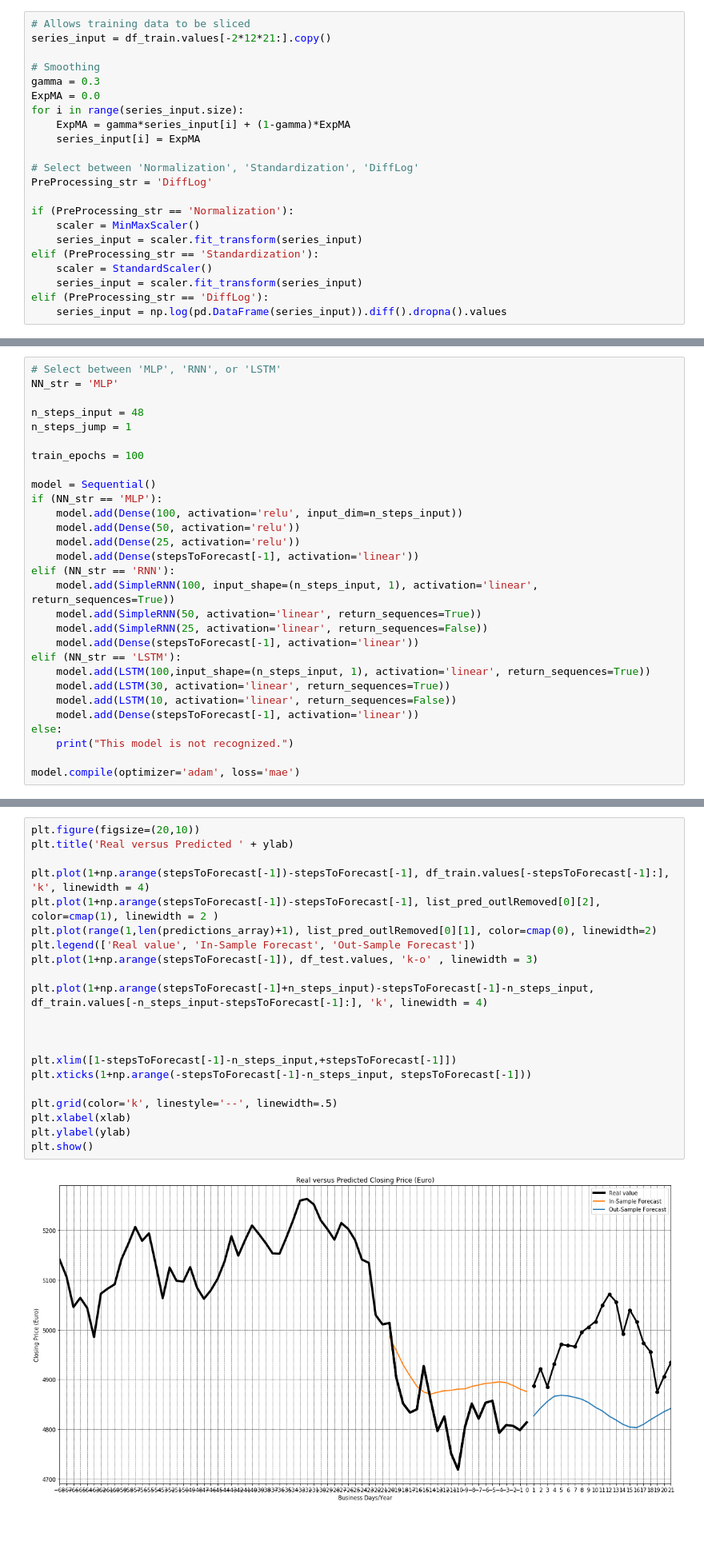
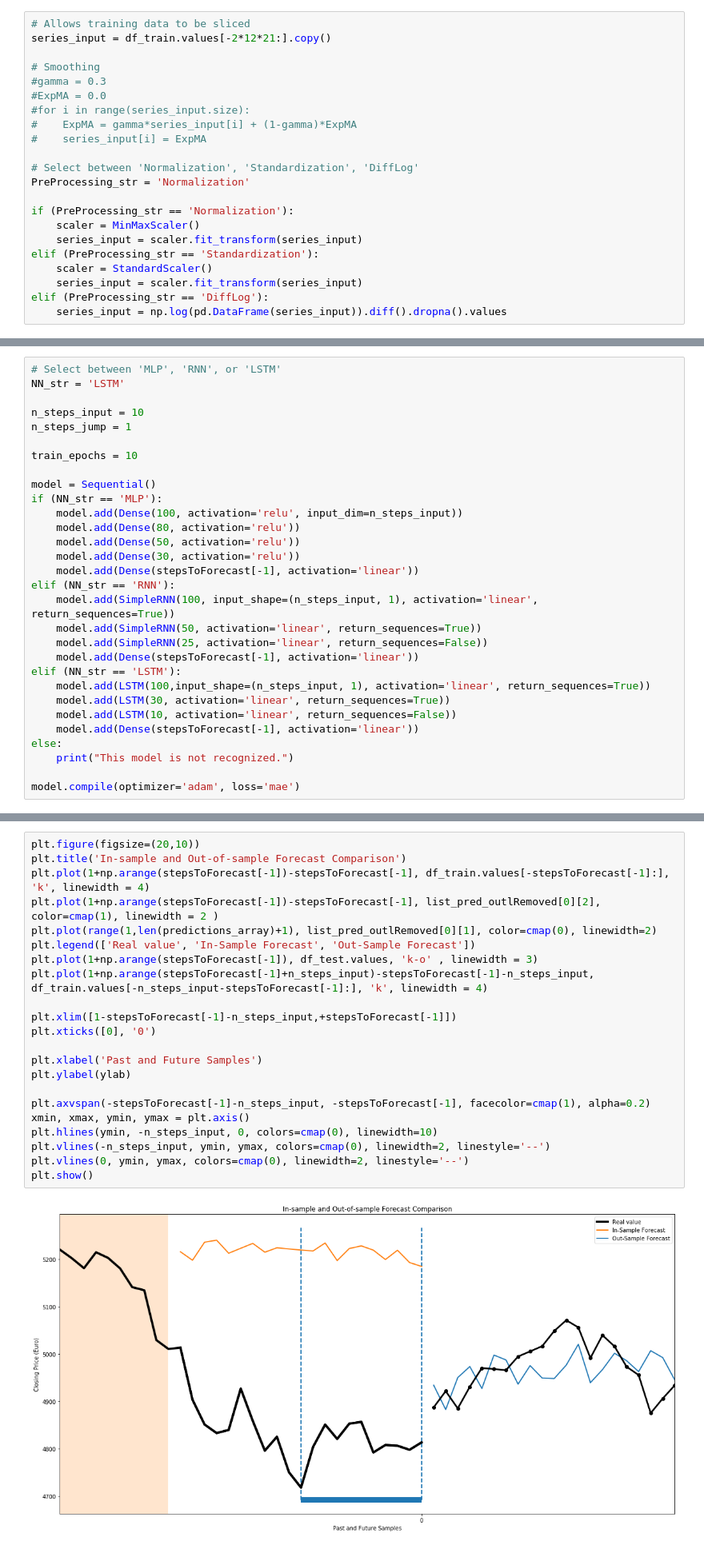
Before and after one commit to DidierRLopes/UnivariateTimeSeriesForecast, a Jupyter notebook: DNN_usualApproach.ipynb, the cells around one changed output, grey strips where cells are left out. Shown at 80% size. Saved outputs shown, nothing was run; the diff lists cells and outputs as text; blank space fills up the shorter version.

```diff
--- a/DNN_usualApproach.ipynb
+++ b/DNN_usualApproach.ipynb
@@ -122,14 +122,14 @@ def revertLogDiff(initialValue, diffLogSeries):
 series_input = df_train.values[-2*12*21:].copy()
 
 # Smoothing
-gamma = 0.3
-ExpMA = 0.0
-for i in range(series_input.size):
-    ExpMA = gamma*series_input[i] + (1-gamma)*ExpMA
-    series_input[i] = ExpMA
+#gamma = 0.3
+#ExpMA = 0.0
+#for i in range(series_input.size):
+#    ExpMA = gamma*series_input[i] + (1-gamma)*ExpMA
+#    series_input[i] = ExpMA
 
 # Select between 'Normalization', 'Standardization', 'DiffLog'
-PreProcessing_str = 'DiffLog'
+PreProcessing_str = 'Normalization'
 
 if (PreProcessing_str == 'Normalization'):
     scaler = MinMaxScaler()
@@ -161,18 +161,19 @@ elif (PreProcessing_str == 'DiffLog'):
     Note: n_steps_forecast is chosen a-priori.
 # %%
 # Select between 'MLP', 'RNN', or 'LSTM'
-NN_str = 'MLP'
+NN_str = 'LSTM'
 
-n_steps_input = 48
+n_steps_input = 10
 n_steps_jump = 1
 
-train_epochs = 100
+train_epochs = 10
 
 model = Sequential()
 if (NN_str == 'MLP'):
     model.add(Dense(100, activation='relu', input_dim=n_steps_input))
+    model.add(Dense(80, activation='relu'))
     model.add(Dense(50, activation='relu'))
-    model.add(Dense(25, activation='relu'))
+    model.add(Dense(30, activation='relu'))
     model.add(Dense(stepsToForecast[-1], activation='linear'))
 elif (NN_str == 'RNN'):
     model.add(SimpleRNN(100, input_shape=(n_steps_input, 1), activation='linear', return_sequences=True))
@@ -456,26 +457,27 @@ Prediction for 21 Business Days/Year: MAE = 135.25 (2.71%)
     This will show the plot of an in-sample vs an out-sample prediction, to understand how the NN is capable   to adapt to the seen data vs to generalize, respectively
 # %%
 plt.figure(figsize=(20,10))
-plt.title('Real versus Predicted ' + ylab)
-
+plt.title('In-sample and Out-of-sample Forecast Comparison')
 plt.plot(1+np.arange(stepsToForecast[-1])-stepsToForecast[-1], df_train.values[-stepsToForecast[-1]:], 'k', linewidth = 4)
 plt.plot(1+np.arange(stepsToForecast[-1])-stepsToForecast[-1], list_pred_outlRemoved[0][2], color=cmap(1), linewidth = 2 )
 plt.plot(range(1,len(predictions_array)+1), list_pred_outlRemoved[0][1], color=cmap(0), linewidth=2)
 plt.legend(['Real value', 'In-Sample Forecast', 'Out-Sample Forecast'])
 plt.plot(1+np.arange(stepsToForecast[-1]), df_test.values, 'k-o' , linewidth = 3)
-
 plt.plot(1+np.arange(stepsToForecast[-1]+n_steps_input)-stepsToForecast[-1]-n_steps_input, df_train.values[-n_steps_input-stepsToForecast[-1]:], 'k', linewidth = 4)
 
+plt.xlim([1-stepsToForecast[-1]-n_steps_input,+stepsToForecast[-1]])
+plt.xticks([0], '0')
 
+plt.xlabel('Past and Future Samples')
+plt.ylabel(ylab)
 
-plt.xlim([1-stepsToForecast[-1]-n_steps_input,+stepsToForecast[-1]])
-plt.xticks(1+np.arange(-stepsToForecast[-1]-n_steps_input, stepsToForecast[-1]))
-
-plt.grid(color='k', linestyle='--', linewidth=.5)
-plt.xlabel(xlab)
-plt.ylabel(ylab)
+plt.axvspan(-stepsToForecast[-1]-n_steps_input, -stepsToForecast[-1], facecolor=cmap(1), alpha=0.2)
+xmin, xmax, ymin, ymax = plt.axis()
+plt.hlines(ymin, -n_steps_input, 0, colors=cmap(0), linewidth=10)
+plt.vlines(-n_steps_input, ymin, ymax, colors=cmap(0), linewidth=2, linestyle='--')
+plt.vlines(0, ymin, ymax, colors=cmap(0), linewidth=2, linestyle='--')
 plt.show()
 # %% [output]
-[figure, old version]
+[figure, new version]
 # %%
 list_pred_outlRemoved[0][1]
```
Also changed, not shown: parts of 4 cells of this notebook.
